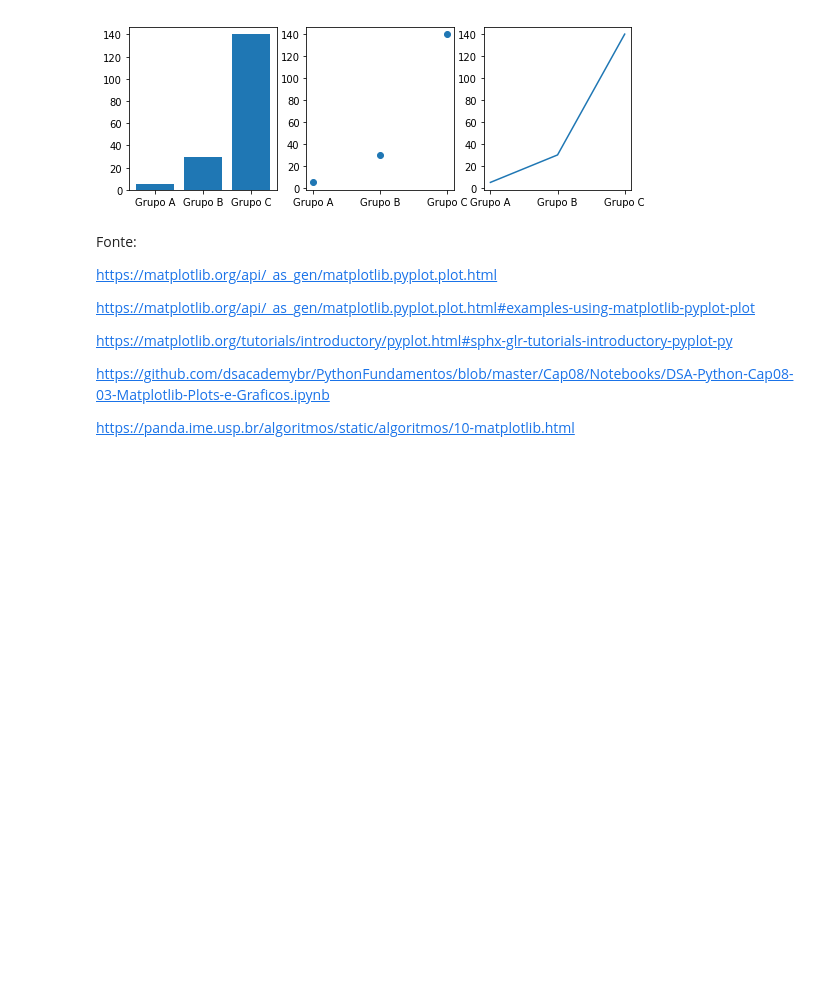
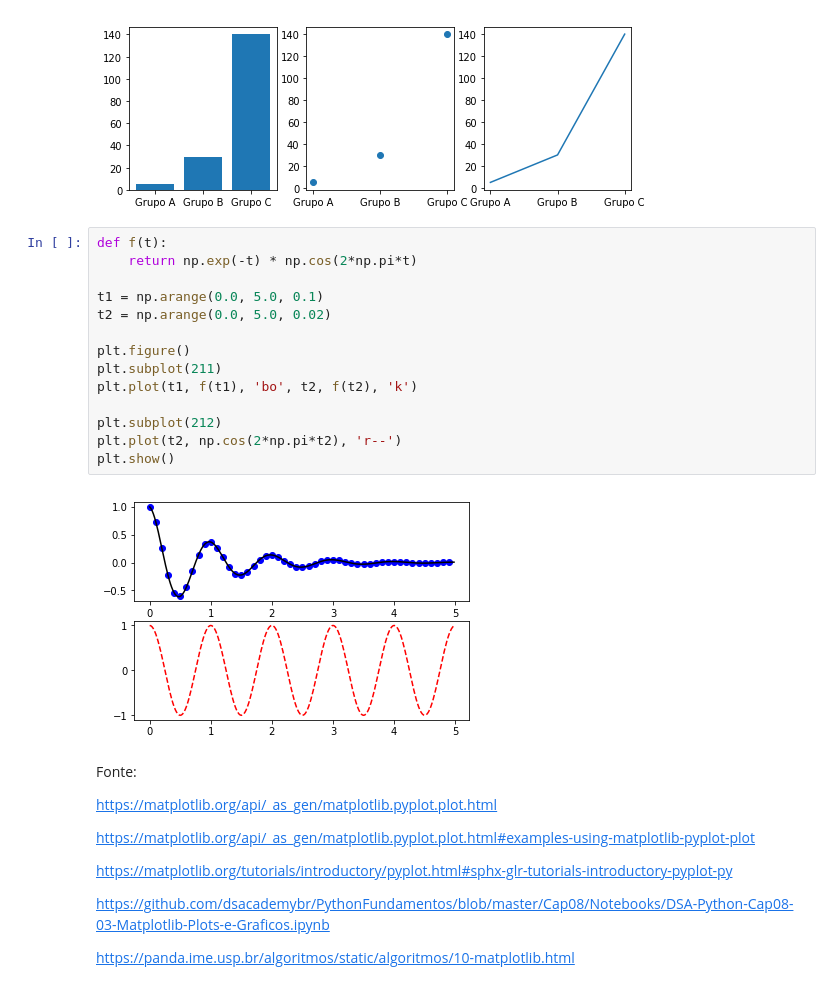
Before and after one commit to amk2/Python, a Jupyter notebook: exemplousomatplot.ipynb, the cells around one changed output. Drawn from its saved outputs; the diff is of its cells as text; blank space fills up the shorter version.

```diff
--- a/exemplousomatplot.ipynb
+++ b/exemplousomatplot.ipynb
@@ -148,6 +148,22 @@ plt.plot(names, values)
 plt.show()
 # %% [output]
 [figure]
+# %%
+def f(t):
+    return np.exp(-t) * np.cos(2*np.pi*t)
+
+t1 = np.arange(0.0, 5.0, 0.1)
+t2 = np.arange(0.0, 5.0, 0.02)
+
+plt.figure()
+plt.subplot(211)
+plt.plot(t1, f(t1), 'bo', t2, f(t2), 'k')
+
+plt.subplot(212)
+plt.plot(t2, np.cos(2*np.pi*t2), 'r--')
+plt.show()
+# %% [output]
+[figure, added]
 # %% [markdown]
 
 
```
